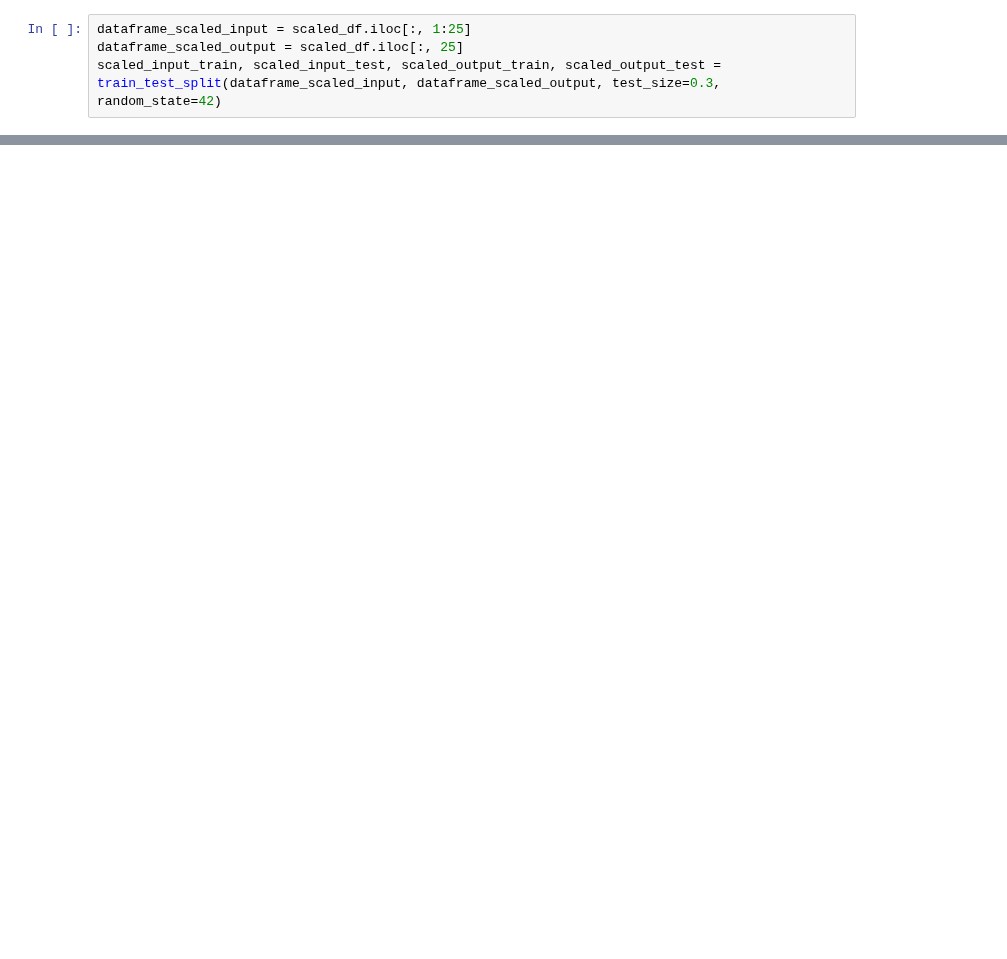
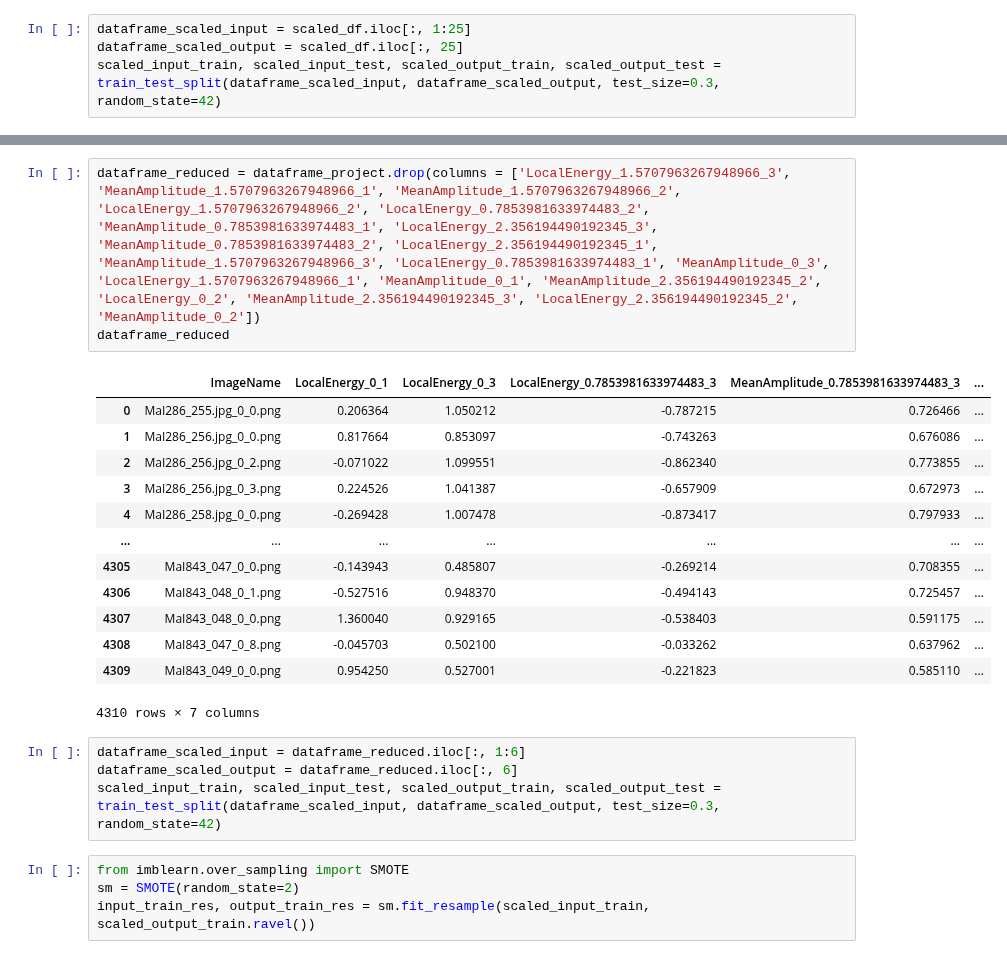
Before and after one commit to Kartik-3-programmer/Machine-Learning, a Jupyter notebook: Feature_selection.ipynb, the cells around one changed output, grey strips where cells are left out. Saved outputs shown, nothing was run; the diff lists cells and outputs as text; blank space fills up the shorter version.

```diff
--- a/Feature_selection.ipynb
+++ b/Feature_selection.ipynb
@@ -31,0 +94,25 @@ scaled_input_train, scaled_input_test, scaled_output_train, scaled_output_test =
+# %%
+dataframe_reduced = dataframe_project.drop(columns = ['LocalEnergy_1.5707963267948966_3', 'MeanAmplitude_1.5707963267948966_1', 'MeanAmplitude_1.5707963267948966_2', 'LocalEnergy_1.5707963267948966_2', 'LocalEnergy_0.7853981633974483_2', 'MeanAmplitude_0.7853981633974483_1', 'LocalEnergy_2.356194490192345_3', 'MeanAmplitude_0.7853981633974483_2', 'LocalEnergy_2.356194490192345_1', 'MeanAmplitude_1.5707963267948966_3', 'LocalEnergy_0.7853981633974483_1', 'MeanAmplitude_0_3', 'LocalEnergy_1.5707963267948966_1', 'MeanAmplitude_0_1', 'MeanAmplitude_2.356194490192345_2', 'LocalEnergy_0_2', 'MeanAmplitude_2.356194490192345_3', 'LocalEnergy_2.356194490192345_2', 'MeanAmplitude_0_2'])
+dataframe_reduced
+# %% [output]
+|  | ImageName | LocalEnergy_0_1 | LocalEnergy_0_3 | LocalEnergy_0.7853981633974483_3 | MeanAmplitude_0.7853981633974483_3 | ... |
+| 0 | MaI286_255.jpg_0_0.png | 0.206364 | 1.050212 | -0.787215 | 0.726466 | ... |
+| 1 | MaI286_256.jpg_0_0.png | 0.817664 | 0.853097 | -0.743263 | 0.676086 | ... |
+| 2 | MaI286_256.jpg_0_2.png | -0.071022 | 1.099551 | -0.862340 | 0.773855 | ... |
+| 3 | MaI286_256.jpg_0_3.png | 0.224526 | 1.041387 | -0.657909 | 0.672973 | ... |
+| 4 | MaI286_258.jpg_0_0.png | -0.269428 | 1.007478 | -0.873417 | 0.797933 | ... |
+| ... | ... | ... | ... | ... | ... | ... |
+| 4305 | MaI843_047_0_0.png | -0.143943 | 0.485807 | -0.269214 | 0.708355 | ... |
+| 4306 | MaI843_048_0_1.png | -0.527516 | 0.948370 | -0.494143 | 0.725457 | ... |
+| 4307 | MaI843_048_0_0.png | 1.360040 | 0.929165 | -0.538403 | 0.591175 | ... |
+| 4308 | MaI843_047_0_8.png | -0.045703 | 0.502100 | -0.033262 | 0.637962 | ... |
+| 4309 | MaI843_049_0_0.png | 0.954250 | 0.527001 | -0.221823 | 0.585110 | ... |
+4310 rows × 7 columns
+# %%
+dataframe_scaled_input = dataframe_reduced.iloc[:, 1:6]
+dataframe_scaled_output = dataframe_reduced.iloc[:, 6]
+scaled_input_train, scaled_input_test, scaled_output_train, scaled_output_test = train_test_split(dataframe_scaled_input, dataframe_scaled_output, test_size=0.3, random_state=42)
+# %%
+from imblearn.over_sampling import SMOTE
+sm = SMOTE(random_state=2)
+input_train_res, output_train_res = sm.fit_resample(scaled_input_train, scaled_output_train.ravel())
```
Also changed, not shown: parts of 7 cells of this notebook.
